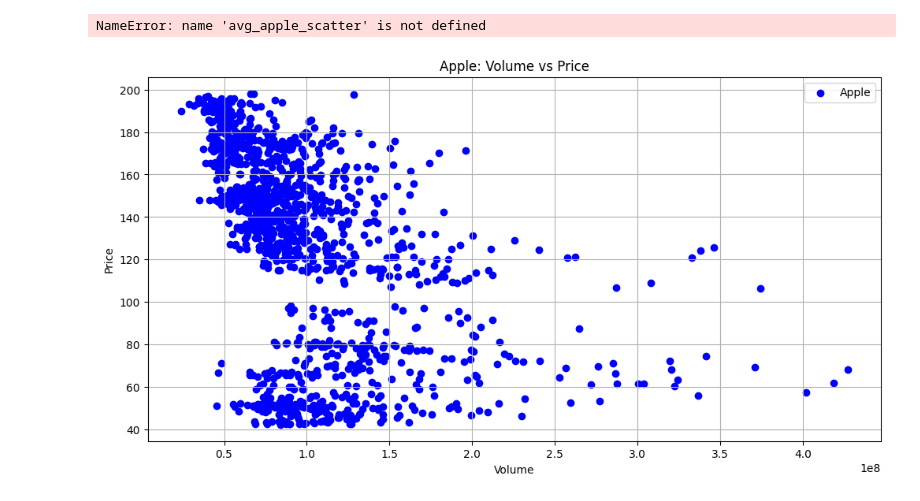
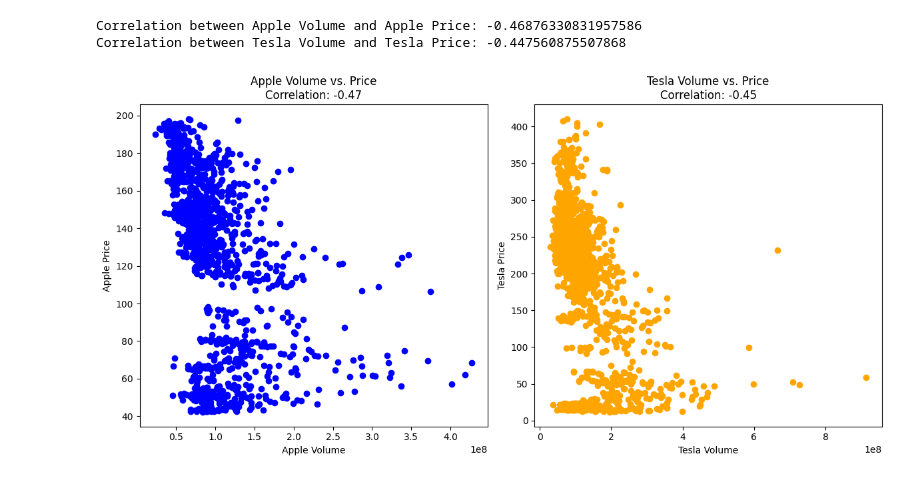
Before and after one commit to chonyeagoro/Machine_Learning_Project_4_Final, a Jupyter notebook: Apple_vs_Tesla_data_analysis.ipynb, the cells around one changed output. Cells and saved outputs as stored; diff of their text form; code cells hidden in the pictures.

```diff
--- a/Apple_vs_Tesla_data_analysis.ipynb
+++ b/Apple_vs_Tesla_data_analysis.ipynb
@@ -142,3 +75,6 @@ df
+# %%
+df['Date'] = pd.to_datetime(df['Date'], format='%m-%d-%Y')
+df
 # %%
 # Check Data to make sure that the data set does not have any Null values
 null_values = df.isnull().sum()
@@ -189,19 +116,28 @@ ValueError: time data "31-01-2024" doesn't match format "%m-%d-%Y", at position
-# %%
-apple_price = avg_apple_scatter["Apple_Price"]
-apple_volume = avg_apple_scatter["Apple_Volume"]
-# %% [output]
-NameError: name 'avg_apple_scatter' is not defined
+# %%
+# Step 4: Calculate the correlation coefficient
+apple_corr = df['Apple_Vol.'].corr(df['Apple_Price'])
+tesla_corr = df['Tesla_Vol.'].corr(df['Tesla_Price'])
+print("Correlation between Apple Volume and Apple Price:", apple_corr)
+print("Correlation between Tesla Volume and Tesla Price:", tesla_corr)
+# %% [output]
+Correlation between Apple Volume and Apple Price: -0.46876330831957586
+Correlation between Tesla Volume and Tesla Price: -0.447560875507868
 # %%
 
-apple_data = df[['Date', 'Apple_Price', 'Apple_Vol.']
-# Plot scatter plots for Apple
 plt.figure(figsize=(12, 6))
-plt.scatter(apple_data['Apple_Vol.'], apple_data['Apple_Price'], color='blue', label='Apple')
-plt.title('Apple: Volume vs Price')
-plt.xlabel('Volume')
-plt.ylabel('Price')
-plt.legend()
-plt.grid(True)
+plt.subplot(1, 2, 1)
+plt.scatter(df['Apple_Vol.'], df['Apple_Price'], color='blue')
+plt.title(f'Apple Volume vs. Price\nCorrelation: {apple_corr:.2f}')
+plt.xlabel('Apple Volume')
+plt.ylabel('Apple Price')
+
+plt.subplot(1, 2, 2)
+plt.scatter(df['Tesla_Vol.'], df['Tesla_Price'], color='orange')
+plt.title(f'Tesla Volume vs. Price\nCorrelation: {tesla_corr:.2f}')
+plt.xlabel('Tesla Volume')
+plt.ylabel('Tesla Price')
+
+plt.tight_layout()
 plt.show()
 # %% [output]
-[figure, old version]
+[figure, new version]
```
Also changed, not shown: parts of 20 cells of this notebook.
